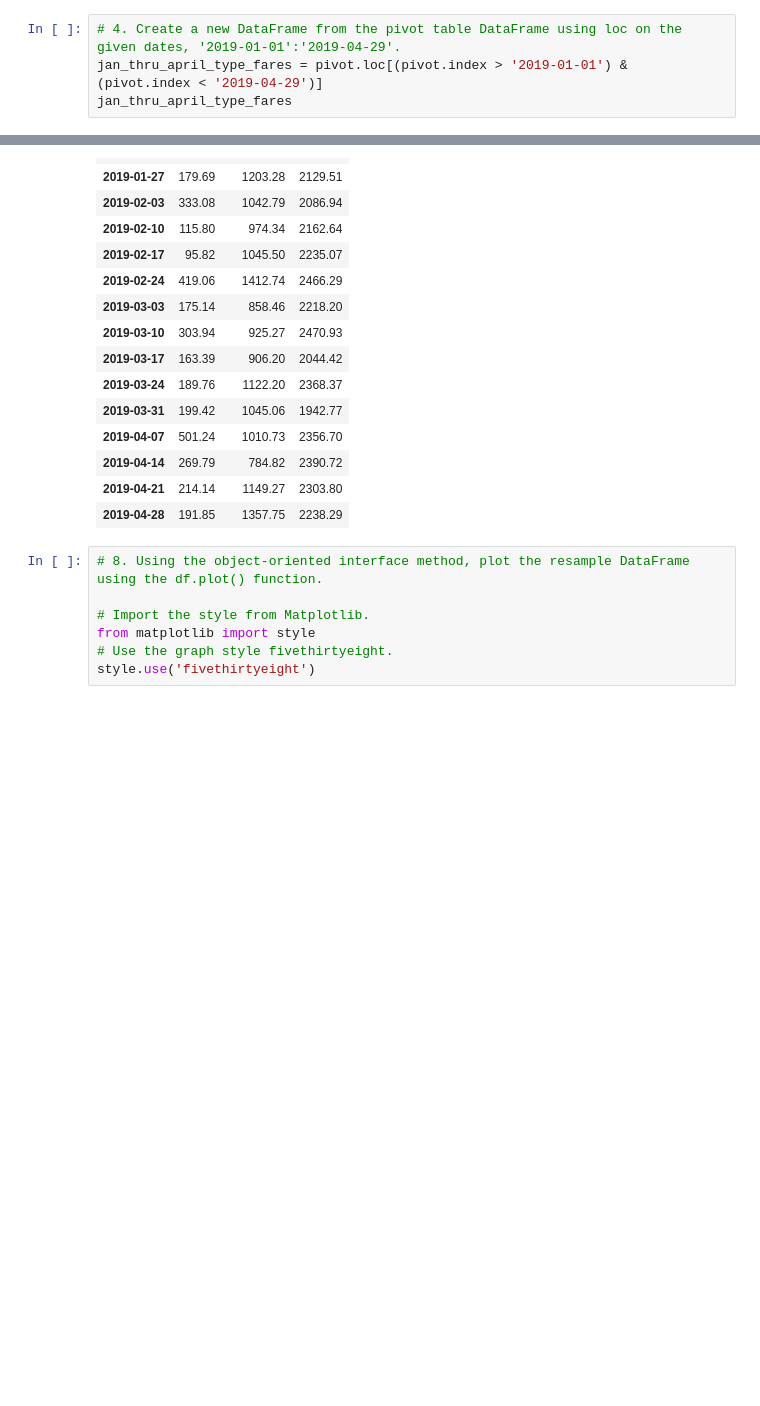
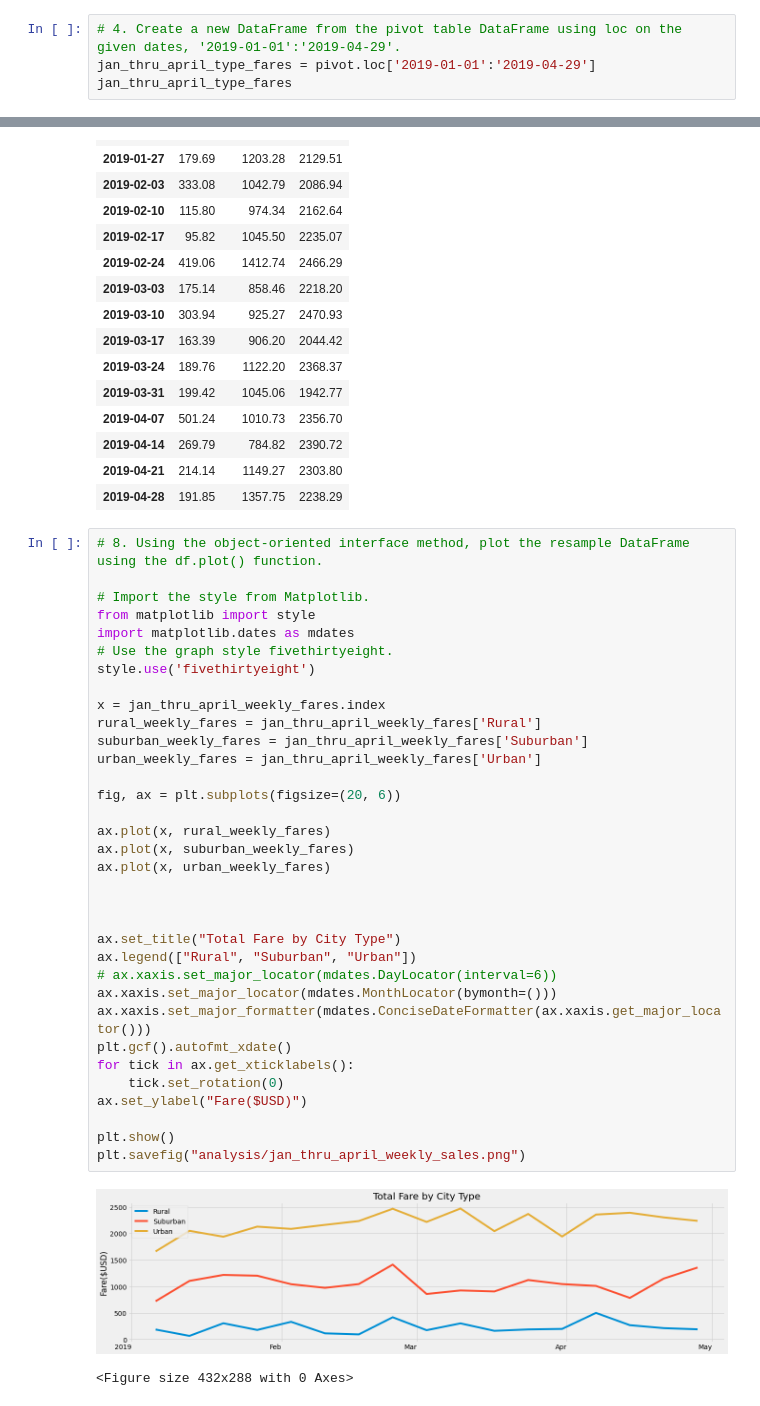
Before and after one commit to ksdisch/PyBer_Analysis, a Jupyter notebook: PyBer_Challenge.ipynb, the cells around one changed output, grey strips where cells are left out. Drawn from its saved outputs; the diff is of its cells as text; blank space fills up the shorter version.

Commit message:
graph of sales by week for each city type between january and april of 2019

```diff
--- a/PyBer_Challenge.ipynb
+++ b/PyBer_Challenge.ipynb
@@ -209,7 +209,7 @@ pivot
 2375 rows × 3 columns
 # %%
 # 4. Create a new DataFrame from the pivot table DataFrame using loc on the given dates, '2019-01-01':'2019-04-29'.
-jan_thru_april_type_fares = pivot.loc[(pivot.index > '2019-01-01') & (pivot.index < '2019-04-29')]
+jan_thru_april_type_fares = pivot.loc['2019-01-01':'2019-04-29']
 jan_thru_april_type_fares
 # %% [output]
 | type | Rural | Suburban | Urban |
@@ -267,10 +267,40 @@ jan_thru_april_weekly_fares
 | 2019-04-14 | 269.79 | 784.82 | 2390.72 |
 | 2019-04-21 | 214.14 | 1149.27 | 2303.80 |
 | 2019-04-28 | 191.85 | 1357.75 | 2238.29 |
-# %%
-# 8. Using the object-oriented interface method, plot the resample DataFrame using the df.plot() function.
-
-# Import the style from Matplotlib.
-from matplotlib import style
-# Use the graph style fivethirtyeight.
-style.use('fivethirtyeight')
+# %%
+# 8. Using the object-oriented interface method, plot the resample DataFrame using the df.plot() function.
+
+# Import the style from Matplotlib.
+from matplotlib import style
+import matplotlib.dates as mdates
+# Use the graph style fivethirtyeight.
+style.use('fivethirtyeight')
+
+x = jan_thru_april_weekly_fares.index
+rural_weekly_fares = jan_thru_april_weekly_fares['Rural']
+suburban_weekly_fares = jan_thru_april_weekly_fares['Suburban']
+urban_weekly_fares = jan_thru_april_weekly_fares['Urban']
+
+fig, ax = plt.subplots(figsize=(20, 6))
+
+ax.plot(x, rural_weekly_fares)
+ax.plot(x, suburban_weekly_fares)
+ax.plot(x, urban_weekly_fares)
+
+
+
+ax.set_title("Total Fare by City Type")
+ax.legend(["Rural", "Suburban", "Urban"])
+# ax.xaxis.set_major_locator(mdates.DayLocator(interval=6))
+ax.xaxis.set_major_locator(mdates.MonthLocator(bymonth=()))
+ax.xaxis.set_major_formatter(mdates.ConciseDateFormatter(ax.xaxis.get_major_locator()))
+plt.gcf().autofmt_xdate()
+for tick in ax.get_xticklabels():
+    tick.set_rotation(0)
+ax.set_ylabel("Fare($USD)")
+
+plt.show()
+plt.savefig("analysis/jan_thru_april_weekly_sales.png")
+# %% [output]
+[figure, added]
+<Figure size 432x288 with 0 Axes>
```
Also changed, not shown: parts of 1 cell of this notebook, 1 other file.
